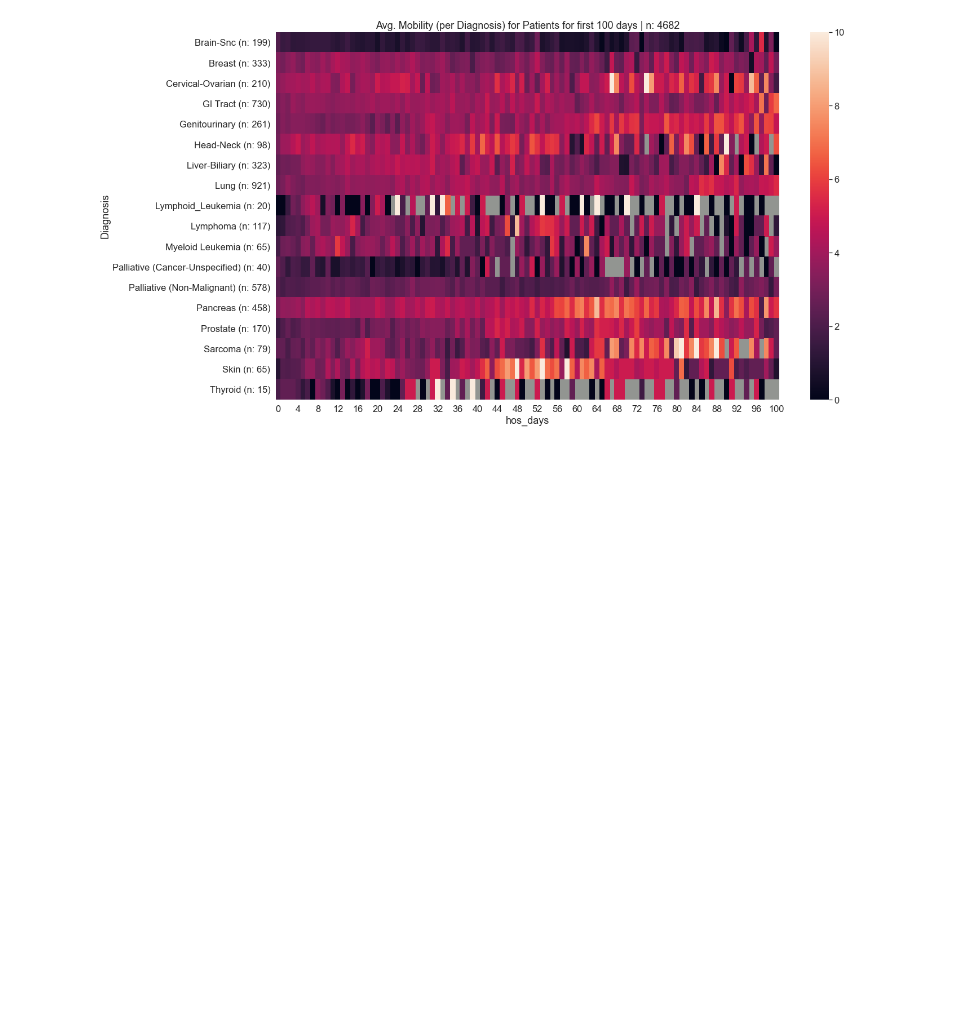
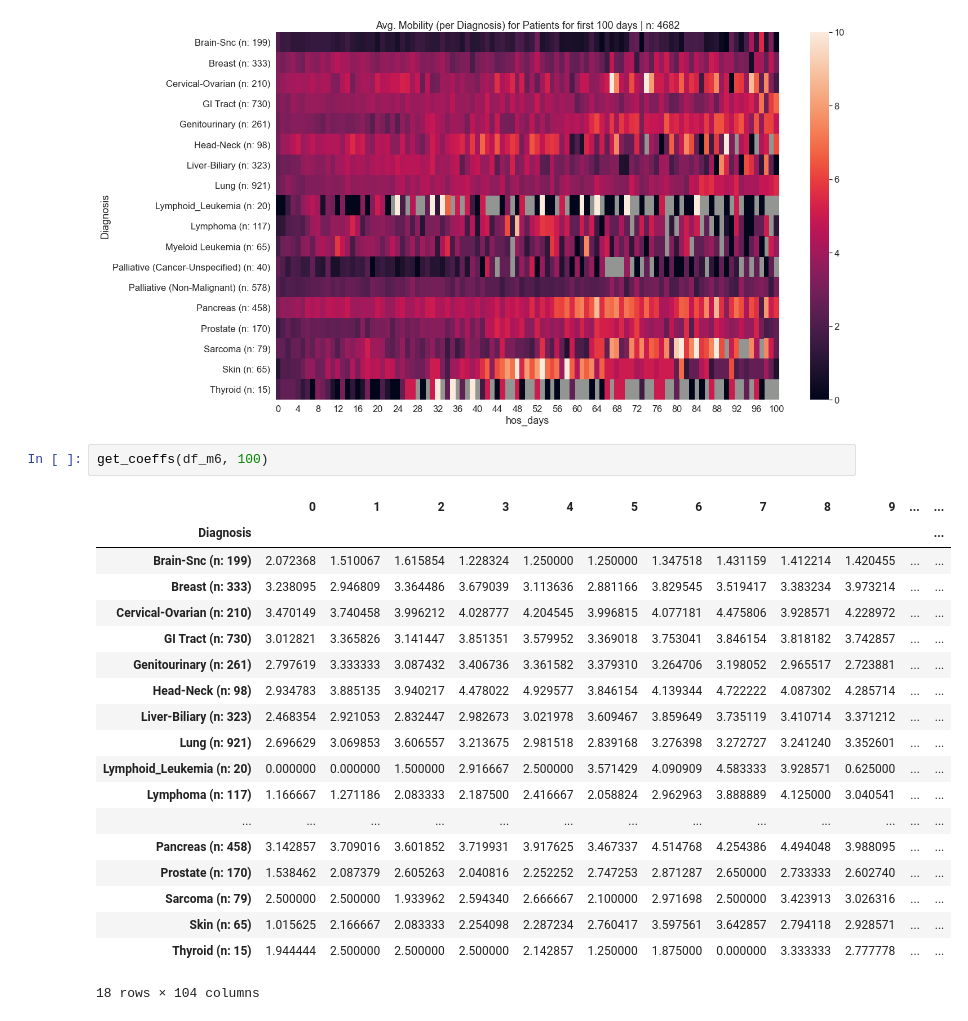
Before and after one commit to ryflect/cs692r-hospice, a Jupyter notebook: Referral Analysis - Mobility.ipynb, the cells around one changed output. Drawn from its saved outputs; the diff is of its cells as text; blank space fills up the shorter version.

Commit message:
add get_coeffs()

```diff
--- a/Referral Analysis - Mobility.ipynb
+++ b/Referral Analysis - Mobility.ipynb
@@ -271,3 +294,25 @@ plt.savefig('./graphs/mobility/mob_heatmap_100.png', bbox_inches='tight')
 plt.show()
 # %% [output]
 [figure]
+# %%
+get_coeffs(df_m6, 100)
+# %% [output]
+|  | 0 | 1 | 2 | 3 | 4 | 5 | 6 | 7 | 8 | 9 | ... | ... |
+| Diagnosis |  |  |  |  |  |  |  |  |  |  |  | ... |
+| Brain-Snc (n: 199) | 2.072368 | 1.510067 | 1.615854 | 1.228324 | 1.250000 | 1.250000 | 1.347518 | 1.431159 | 1.412214 | 1.420455 | ... | ... |
+| Breast (n: 333) | 3.238095 | 2.946809 | 3.364486 | 3.679039 | 3.113636 | 2.881166 | 3.829545 | 3.519417 | 3.383234 | 3.973214 | ... | ... |
+| Cervical-Ovarian (n: 210) | 3.470149 | 3.740458 | 3.996212 | 4.028777 | 4.204545 | 3.996815 | 4.077181 | 4.475806 | 3.928571 | 4.228972 | ... | ... |
+| GI Tract (n: 730) | 3.012821 | 3.365826 | 3.141447 | 3.851351 | 3.579952 | 3.369018 | 3.753041 | 3.846154 | 3.818182 | 3.742857 | ... | ... |
+| Genitourinary (n: 261) | 2.797619 | 3.333333 | 3.087432 | 3.406736 | 3.361582 | 3.379310 | 3.264706 | 3.198052 | 2.965517 | 2.723881 | ... | ... |
+| Head-Neck (n: 98) | 2.934783 | 3.885135 | 3.940217 | 4.478022 | 4.929577 | 3.846154 | 4.139344 | 4.722222 | 4.087302 | 4.285714 | ... | ... |
+| Liver-Biliary (n: 323) | 2.468354 | 2.921053 | 2.832447 | 2.982673 | 3.021978 | 3.609467 | 3.859649 | 3.735119 | 3.410714 | 3.371212 | ... | ... |
+| Lung (n: 921) | 2.696629 | 3.069853 | 3.606557 | 3.213675 | 2.981518 | 2.839168 | 3.276398 | 3.272727 | 3.241240 | 3.352601 | ... | ... |
+| Lymphoid_Leukemia (n: 20) | 0.000000 | 0.000000 | 1.500000 | 2.916667 | 2.500000 | 3.571429 | 4.090909 | 4.583333 | 3.928571 | 0.625000 | ... | ... |
+| Lymphoma (n: 117) | 1.166667 | 1.271186 | 2.083333 | 2.187500 | 2.416667 | 2.058824 | 2.962963 | 3.888889 | 4.125000 | 3.040541 | ... | ... |
+| ... | ... | ... | ... | ... | ... | ... | ... | ... | ... | ... | ... | ... |
+| Pancreas (n: 458) | 3.142857 | 3.709016 | 3.601852 | 3.719931 | 3.917625 | 3.467337 | 4.514768 | 4.254386 | 4.494048 | 3.988095 | ... | ... |
+| Prostate (n: 170) | 1.538462 | 2.087379 | 2.605263 | 2.040816 | 2.252252 | 2.747253 | 2.871287 | 2.650000 | 2.733333 | 2.602740 | ... | ... |
+| Sarcoma (n: 79) | 2.500000 | 2.500000 | 1.933962 | 2.594340 | 2.666667 | 2.100000 | 2.971698 | 2.500000 | 3.423913 | 3.026316 | ... | ... |
+| Skin (n: 65) | 1.015625 | 2.166667 | 2.083333 | 2.254098 | 2.287234 | 2.760417 | 3.597561 | 3.642857 | 2.794118 | 2.928571 | ... | ... |
+| Thyroid (n: 15) | 1.944444 | 2.500000 | 2.500000 | 2.500000 | 2.142857 | 1.250000 | 1.875000 | 0.000000 | 3.333333 | 2.777778 | ... | ... |
+18 rows × 104 columns
```
Also changed, not shown: parts of 3 cells of this notebook, 4 other files.
